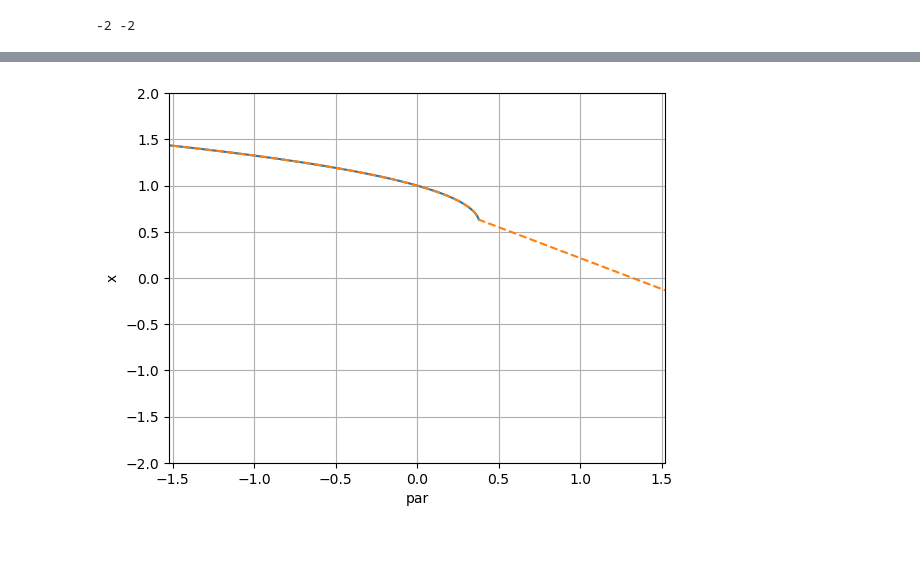
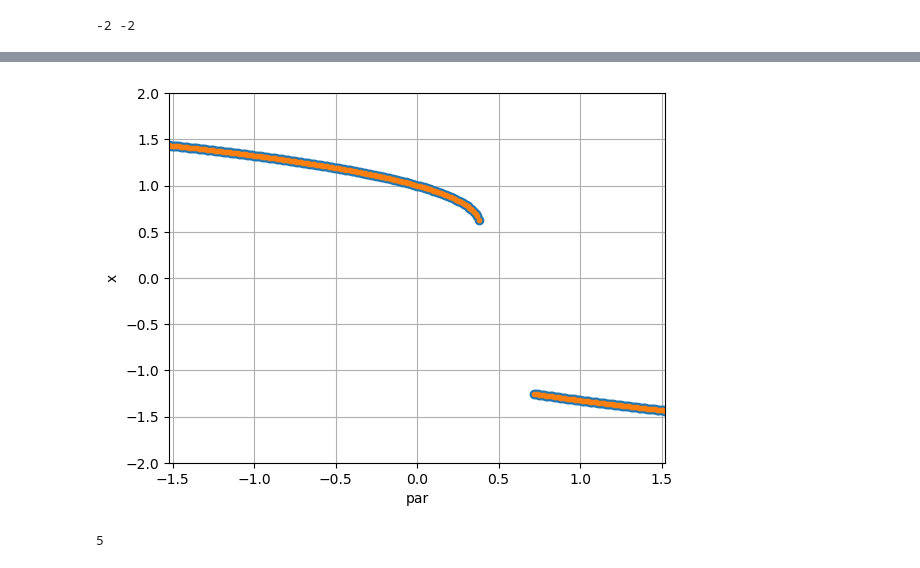
Before and after one commit to dupput/EMAT3008-ScientificComputing, a Jupyter notebook: Week4.ipynb, the cells around one changed output, grey strips where cells are left out. Drawn from its saved outputs; the diff is of its cells as text; code cells hidden in the pictures.

```diff
--- a/Week4.ipynb
+++ b/Week4.ipynb
@@ -25,8 +25,9 @@ dc = 0.01
 c_solutions = []
 solutions = []
 
+u0 = 1
+
 while c0 <= cf:
-    u0 = 1
 
     def func(x):
         return x**3 - x + c0
@@ -36,6 +37,7 @@ while c0 <= cf:
     if np.isclose(func(sol), 0):
         c_solutions.append(c0)
         solutions.append(sol)
+        u0 = sol
 
     c0 += dc
 
@@ -73,14 +77,16 @@ def continuation(ode, x0, par0, vary_par, step_size, max_steps):
         def func(x):
             return x**3 - x + par0[vary_par]
 
-        sol = fsolve(func, 1)
-
-        if np.isclose(func(sol), 0):
+        fs = fsolve(func, x, full_output=True)
+        sol = fs[0]
+        converged = fs[2] == 1
+        if converged:
             x_sol.append(sol)
             par_sol.append(par0[vary_par])
-
+            x = sol
 
         par0[vary_par] += step_size
+
     return x_sol, par_sol
 
 ode = lambda t, x, c: x**3 - x + c
@@ -93,8 +99,8 @@ max_steps = 1000
 x, par = continuation(ode, x0, par0, vary_par, step_size, max_steps)
 
 import matplotlib.pyplot as plt
-plt.plot(c_solutions, solutions)
-plt.plot(par, x, '--')
+plt.plot(c_solutions, solutions, 'o', label='scipy.optimize.fsolve')
+plt.plot(par, x, '.')
 
 plt.xlabel('par')
 plt.ylabel('x')
@@ -108 +112,9 @@ plt.show()
-[figure, old version]
+[figure, new version]
+# %%
+def func(x):
+    return x**3 - x + 0.5
+
+fs = fsolve(func, 0, full_output=True)
+fs[2]
+# %% [output]
+5
```
Also changed, not shown: parts of 2 cells of this notebook.
